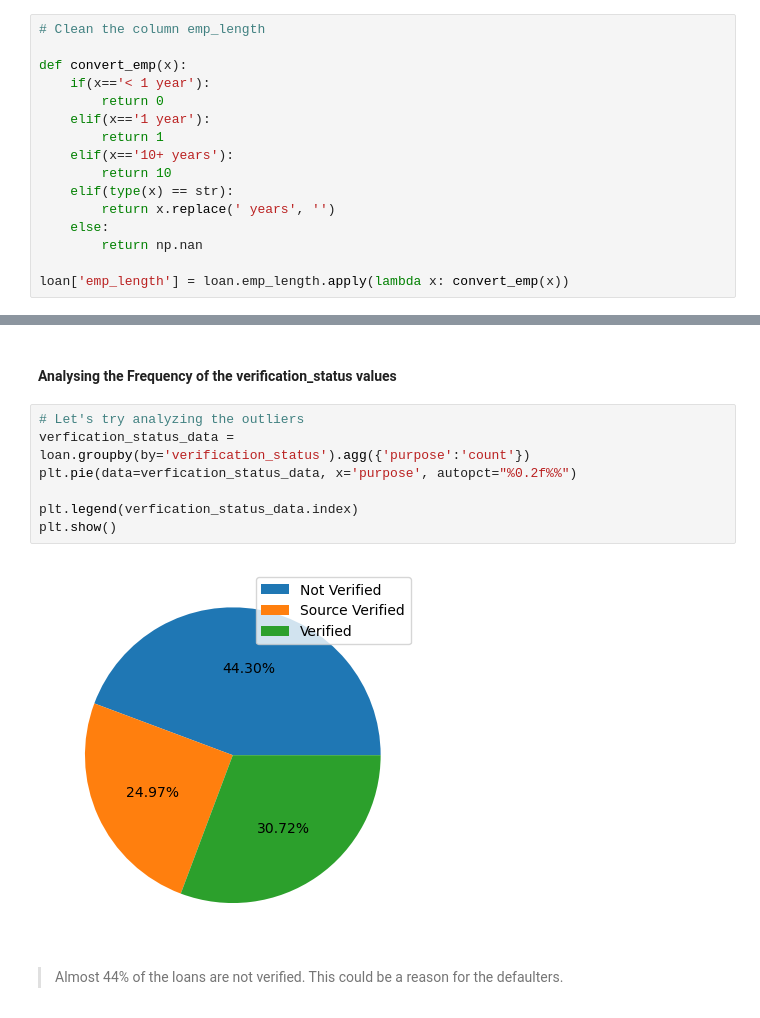
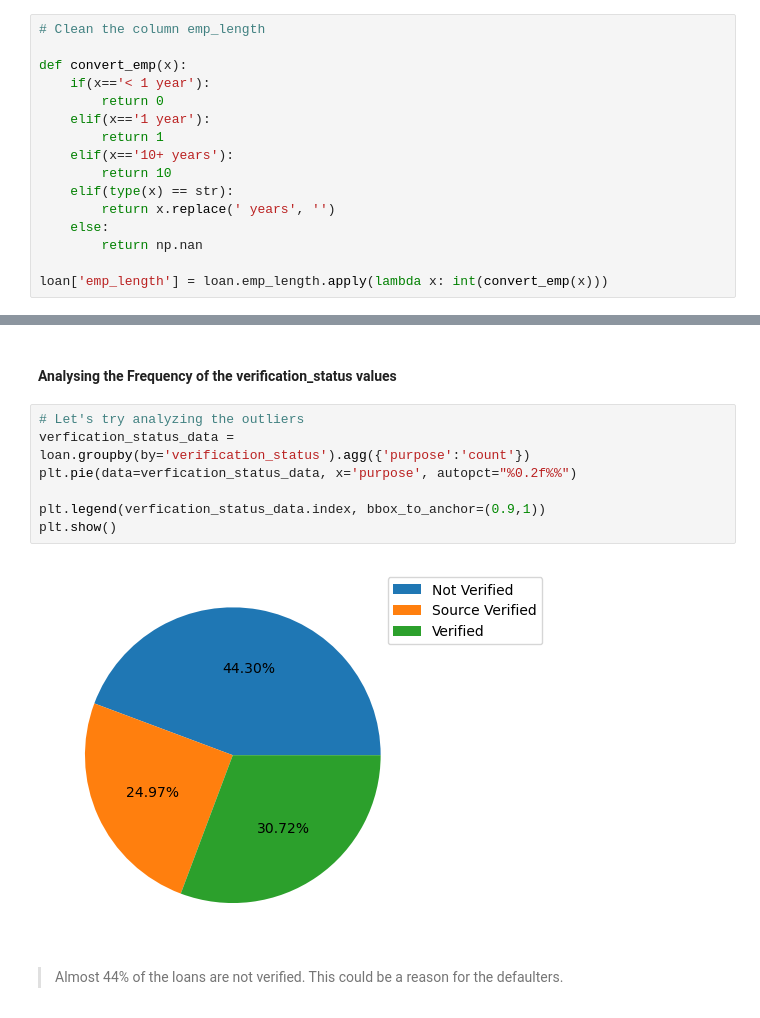
Before and after one commit to Vasista-Eranki/LendingClubCaseStudy, a Jupyter notebook: LendingClubCaseStudy.ipynb, the cells around one changed output, grey strips where cells are left out. Drawn from its saved outputs; the diff is of its cells as text.

Commit message:
+Multivariate Plots

```diff
--- a/LendingClubCaseStudy.ipynb
+++ b/LendingClubCaseStudy.ipynb
@@ -206,7 +206,7 @@ def convert_emp(x):
     else:
         return np.nan
 
-loan['emp_length'] = loan.emp_length.apply(lambda x: convert_emp(x))
+loan['emp_length'] = loan.emp_length.apply(lambda x: int(convert_emp(x)))
 # %%
 #### Check the tax_liens column
 loan.tax_liens.unique()
@@ -446,12 +446,12 @@ plt.show()
 # %%
 # Let's try analyzing the outliers
 verfication_status_data = loan.groupby(by='verification_status').agg({'purpose':'count'})
 plt.pie(data=verfication_status_data, x='purpose', autopct="%0.2f%%")
 
-plt.legend(verfication_status_data.index)
+plt.legend(verfication_status_data.index, bbox_to_anchor=(0.9,1))
 plt.show()
 # %% [output]
-[figure, old version]
+[figure, new version]
 # %% [markdown]
 > Almost 44% of the loans are not verified. This could be a reason for the defaulters.
 # %% [markdown]
```
Also changed, not shown: parts of 26 cells of this notebook.
